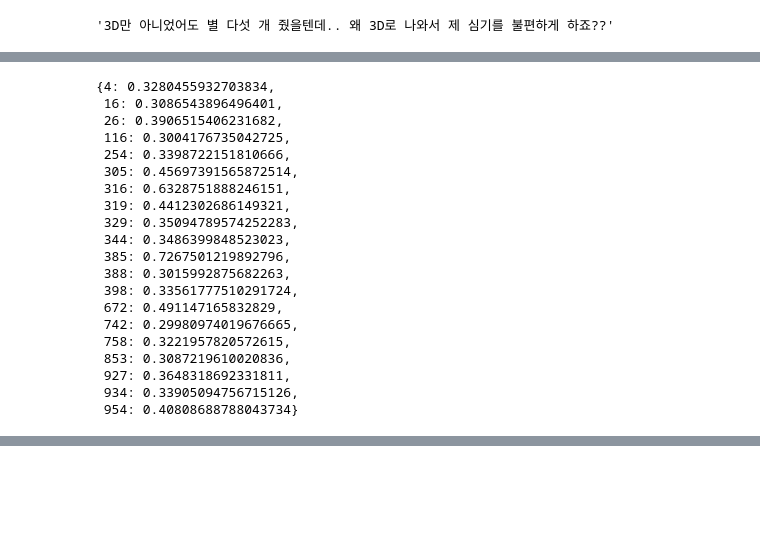
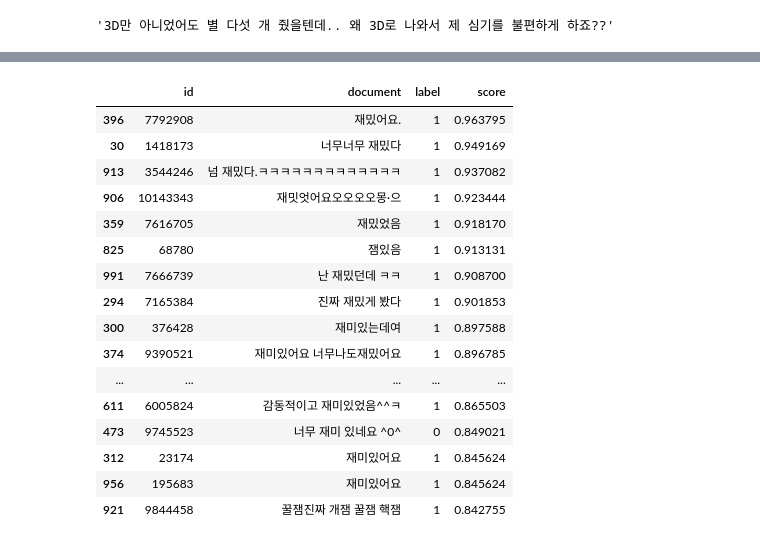
Before and after one commit to dolmani38/similarly, a Jupyter notebook: BERT_Sentence_similarity_0720.ipynb, the cells around one changed output, grey strips where cells are left out. Drawn from its saved outputs; the diff is of its cells as text; code cells hidden in the pictures; blank space fills up the shorter version.

```diff
--- a/BERT_Sentence_similarity_0720.ipynb
+++ b/BERT_Sentence_similarity_0720.ipynb
@@ -144,27 +144,15 @@ def searchSentence(queries,Threshold_score=0.60, Topn=0):
           index[idx] += float(score/n)
 
     return index
-# %%
-idx = searchSentence(['별 다섯 개'], Topn=20)
-idx
-# %% [output]
-{4: 0.3280455932703834,
- 16: 0.3086543896496401,
- 26: 0.3906515406231682,
- 116: 0.3004176735042725,
- 254: 0.3398722151810666,
- 305: 0.45697391565872514,
- 316: 0.6328751888246151,
- 319: 0.4412302686149321,
- 329: 0.35094789574252283,
- 344: 0.3486399848523023,
- 385: 0.7267501219892796,
- 388: 0.3015992875682263,
- 398: 0.33561777510291724,
- 672: 0.491147165832829,
- 742: 0.29980974019676665,
- 758: 0.3221957820572615,
- 853: 0.3087219610020836,
- 927: 0.3648318692331811,
- 934: 0.33905094756715126,
- 954: 0.40808688788043734}
+# %%
+# Quary를 넣고 유사한 리뷰를 찾아 낸다.
+
+query = ['존나 재밌어']
+rank_count = 20
+start = timer()
+idx = searchSentence(query, Topn=rank_count)
+end = timer()
+print("End... elapsed time : {}".format(timedelta(seconds=end-start)))
+ds.loc[list(idx.keys()),'score'] = list(idx.values())
+ds.loc[list(idx.keys())]
+# %% [output]
@@ -170,0 +160,17 @@ idx
+|  | id | document | label | score |
+| 396 | 7792908 | 재밌어요. | 1 | 0.963795 |
+| 30 | 1418173 | 너무너무 재밌다 | 1 | 0.949169 |
+| 913 | 3544246 | 넘 재밌다.ㅋㅋㅋㅋㅋㅋㅋㅋㅋㅋㅋㅋㅋ | 1 | 0.937082 |
+| 906 | 10143343 | 재밋엇어요오오오오몽·으 | 1 | 0.923444 |
+| 359 | 7616705 | 재밌었음 | 1 | 0.918170 |
+| 825 | 68780 | 잼있음 | 1 | 0.913131 |
+| 991 | 7666739 | 난 재밌던데 ㅋㅋ | 1 | 0.908700 |
+| 294 | 7165384 | 진짜 재밌게 봤다 | 1 | 0.901853 |
+| 300 | 376428 | 재미있는데여 | 1 | 0.897588 |
+| 374 | 9390521 | 재미있어요 너무나도재밌어요 | 1 | 0.896785 |
+| ... | ... | ... | ... | ... |
+| 611 | 6005824 | 감동적이고 재미있었음^^ㅋ | 1 | 0.865503 |
+| 473 | 9745523 | 너무 재미 있네요 ^0^ | 0 | 0.849021 |
+| 312 | 23174 | 재미있어요 | 1 | 0.845624 |
+| 956 | 195683 | 재미있어요 | 1 | 0.845624 |
+| 921 | 9844458 | 꿀잼진짜 개잼 꿀잼 핵잼 | 1 | 0.842755 |
```
Also changed, not shown: parts of 10 cells of this notebook.
